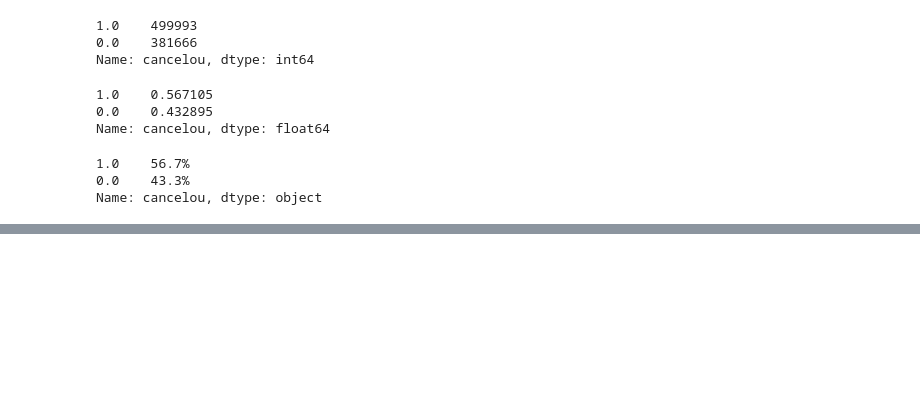
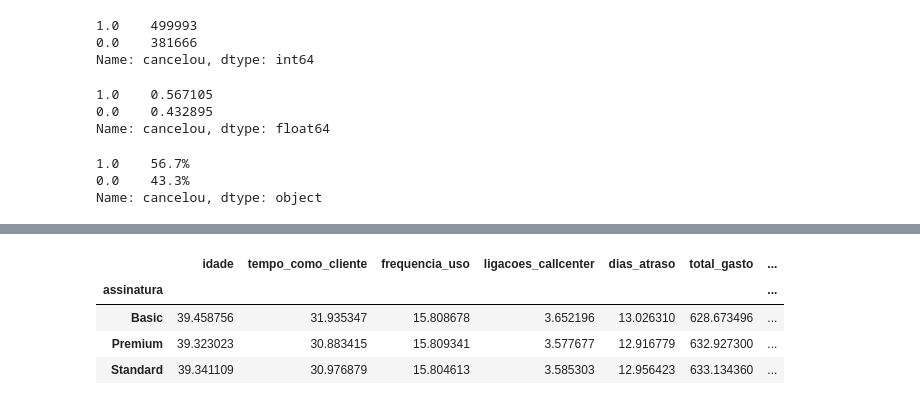
Before and after one commit to francojra/Jornada_Python_Hashtag, a Jupyter notebook: hashtag-programacao.ipynb, the cells around one changed output, grey strips where cells are left out. Saved outputs shown, nothing was run; the diff lists cells and outputs as text; code cells hidden in the pictures; blank space fills up the shorter version.

```diff
--- a/hashtag-programacao.ipynb
+++ b/hashtag-programacao.ipynb
@@ -117,0 +128,8 @@ Name: cancelou, dtype: object
+# %%
+display(tabela.groupby("assinatura").mean())
+# %% [output]
+|  | idade | tempo_como_cliente | frequencia_uso | ligacoes_callcenter | dias_atraso | total_gasto | ... |
+| assinatura |  |  |  |  |  |  | ... |
+| Basic | 39.458756 | 31.935347 | 15.808678 | 3.652196 | 13.026310 | 628.673496 | ... |
+| Premium | 39.323023 | 30.883415 | 15.809341 | 3.577677 | 12.916779 | 632.927300 | ... |
+| Standard | 39.341109 | 30.976879 | 15.804613 | 3.585303 | 12.956423 | 633.134360 | ... |
```
Also changed, not shown: parts of 4 cells of this notebook.
